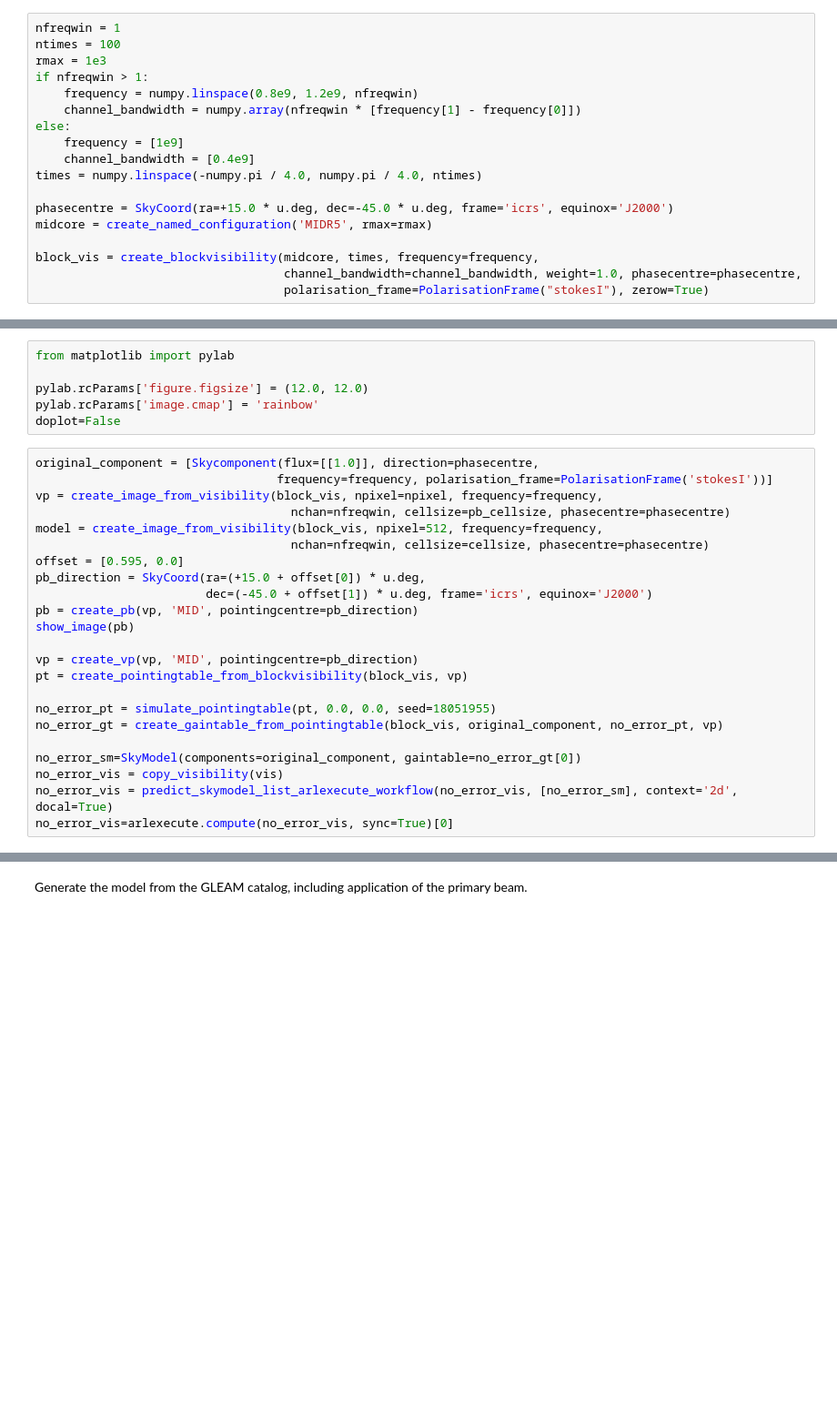
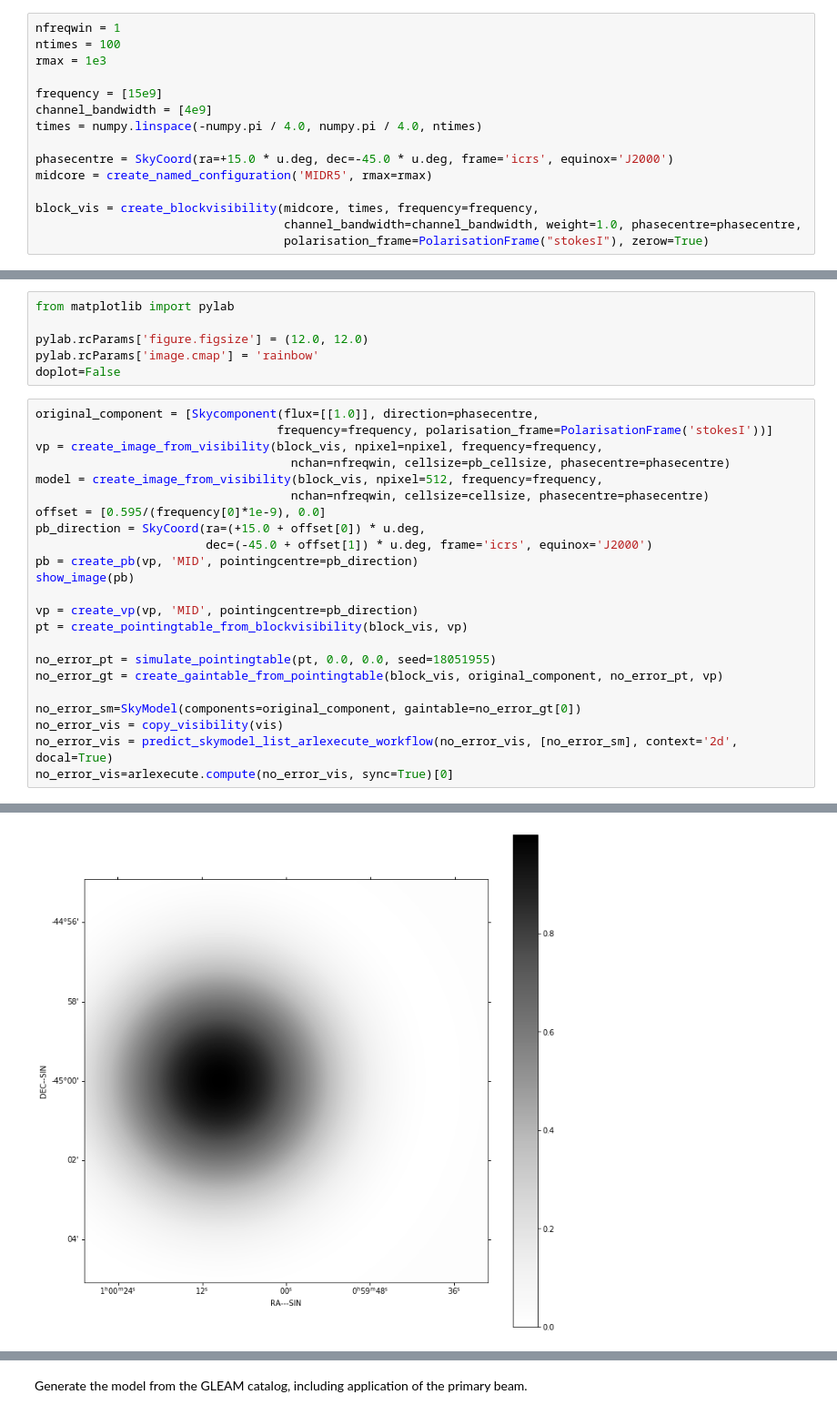
Before and after one commit to SKA-ScienceDataProcessor/algorithm-reference-library, a Jupyter notebook: workflows/notebooks/pointing_simulation.ipynb, the cells around one changed output, grey strips where cells are left out. Shown at 91% size. Drawn from its saved outputs; the diff is of its cells as text; blank space fills up the shorter version.

```diff
--- a/workflows/notebooks/pointing_simulation.ipynb
+++ b/workflows/notebooks/pointing_simulation.ipynb
@@ -45,12 +50,9 @@ arlexecute.set_client(use_dask=True)
 nfreqwin = 1
 ntimes = 100
 rmax = 1e3
-if nfreqwin > 1:
-    frequency = numpy.linspace(0.8e9, 1.2e9, nfreqwin)
-    channel_bandwidth = numpy.array(nfreqwin * [frequency[1] - frequency[0]])
-else:
-    frequency = [1e9]
-    channel_bandwidth = [0.4e9]
+
+frequency = [15e9]
+channel_bandwidth = [4e9]
 times = numpy.linspace(-numpy.pi / 4.0, numpy.pi / 4.0, ntimes)
 
 phasecentre = SkyCoord(ra=+15.0 * u.deg, dec=-45.0 * u.deg, frame='icrs', equinox='J2000')
@@ -82,7 +105,7 @@ vp = create_image_from_visibility(block_vis, npixel=npixel, frequency=frequency,
                                     nchan=nfreqwin, cellsize=pb_cellsize, phasecentre=phasecentre)
 model = create_image_from_visibility(block_vis, npixel=512, frequency=frequency,
                                     nchan=nfreqwin, cellsize=cellsize, phasecentre=phasecentre)
-offset = [0.595, 0.0]
+offset = [0.595/(frequency[0]*1e-9), 0.0]
 pb_direction = SkyCoord(ra=(+15.0 + offset[0]) * u.deg,
                         dec=(-45.0 + offset[1]) * u.deg, frame='icrs', equinox='J2000')
 pb = create_pb(vp, 'MID', pointingcentre=pb_direction)
@@ -98,3 +121,4 @@ no_error_sm=SkyModel(components=original_component, gaintable=no_error_gt[0])
 no_error_vis = copy_visibility(vis)
 no_error_vis = predict_skymodel_list_arlexecute_workflow(no_error_vis, [no_error_sm], context='2d', docal=True)
 no_error_vis=arlexecute.compute(no_error_vis, sync=True)[0]
+# %% [output]
@@ -101,3 +164,4 @@ no_error_vis=arlexecute.compute(no_error_vis, sync=True)[0]
+[figure, added]
 # %%
 print(numpy.average(no_error_vis.vis))
 # (0.7097375619376883+0j)
```
Also changed, not shown: parts of 8 cells of this notebook, 3 other files.
